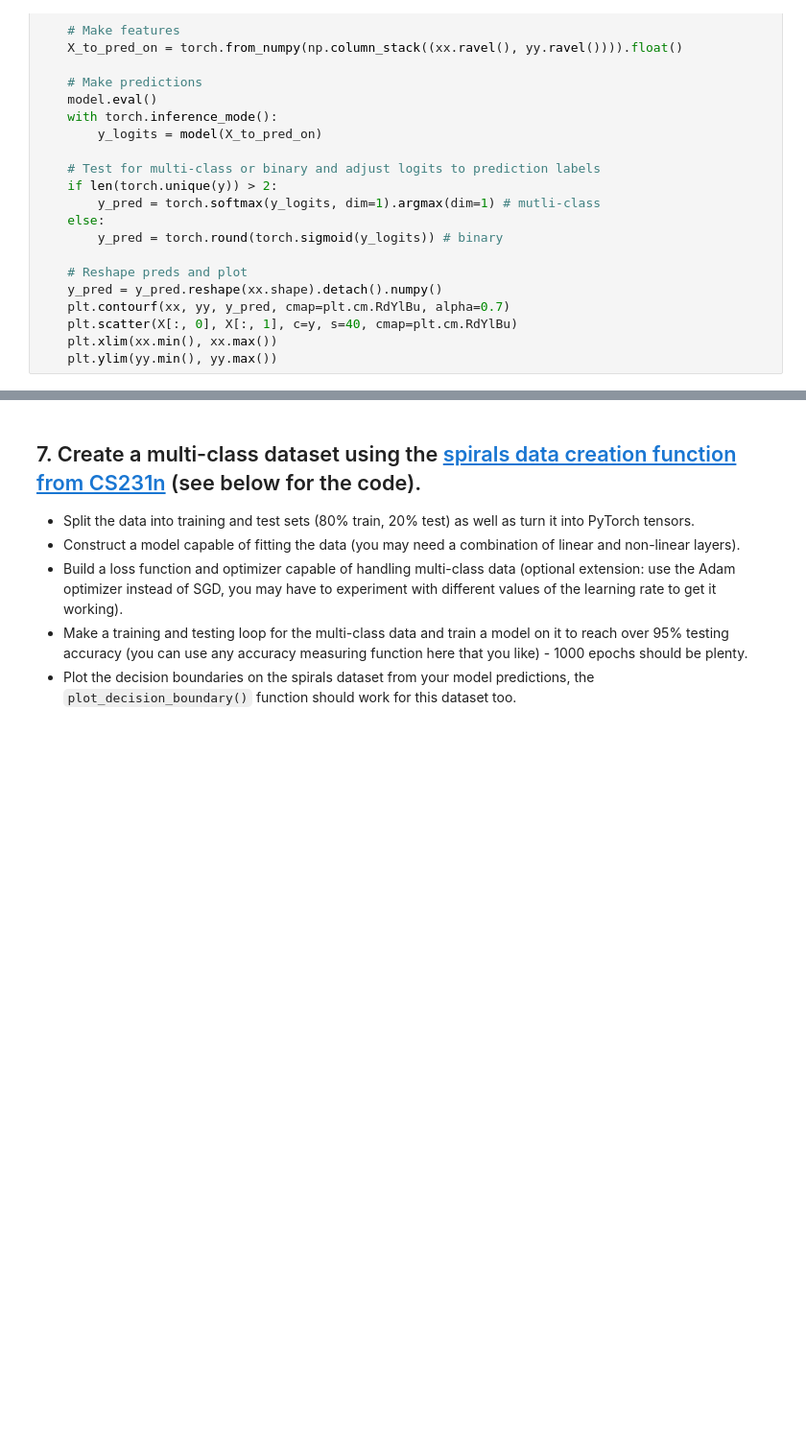
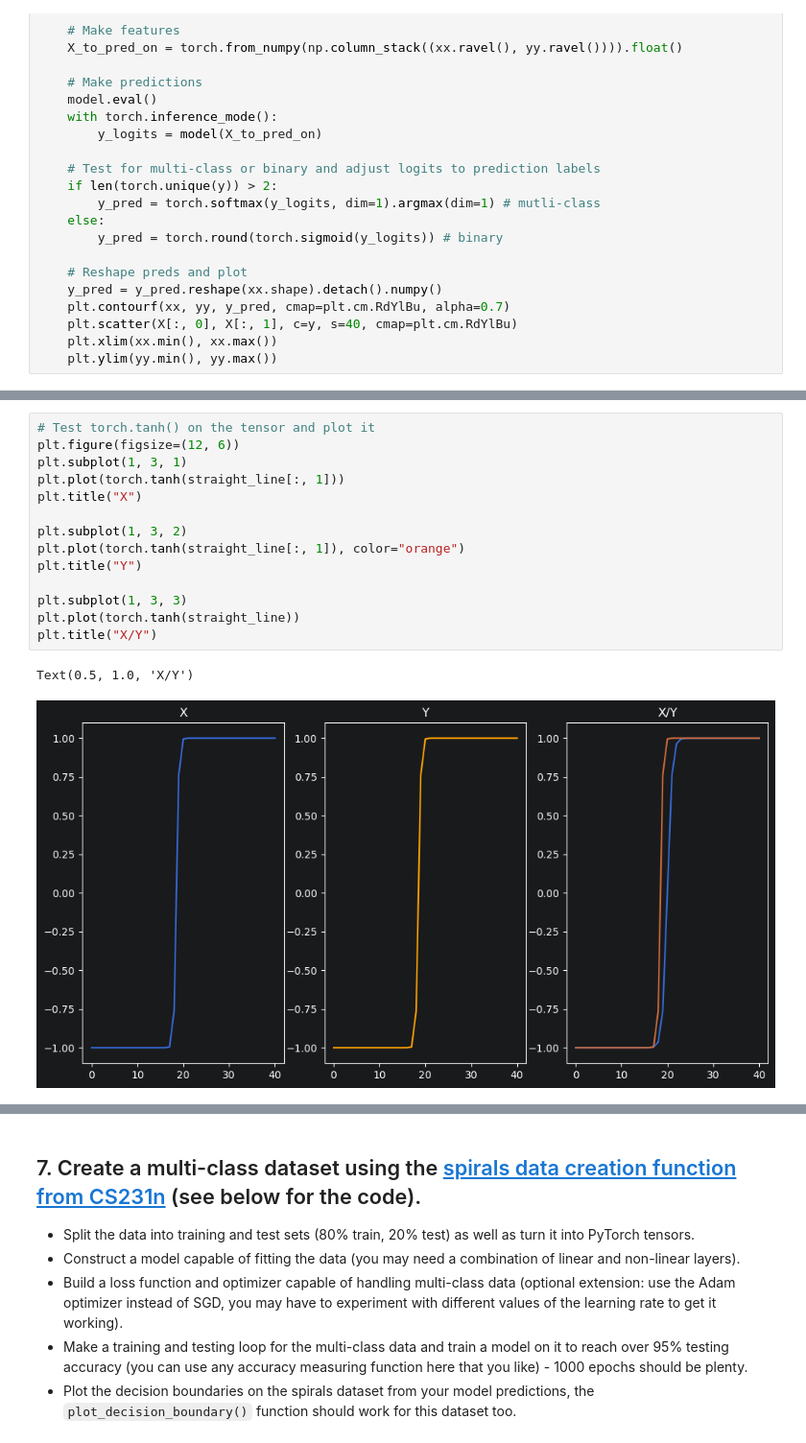
Before and after one commit to JeffJin/py-ai, a Jupyter notebook: pytorch/classification_exercises.ipynb, the cells around one changed output, grey strips where cells are left out. Shown at 96% size. Cells and saved outputs as stored; diff of their text form; blank space fills up the shorter version.

```diff
--- a/pytorch/classification_exercises.ipynb
+++ b/pytorch/classification_exercises.ipynb
@@ -261,0 +254,17 @@ plot_decision_boundary(moon_model, X_test, y_test)
+# %%
+# Test torch.tanh() on the tensor and plot it
+plt.figure(figsize=(12, 6))
+plt.subplot(1, 3, 1)
+plt.plot(torch.tanh(straight_line[:, 1]))
+plt.title("X")
+
+plt.subplot(1, 3, 2)
+plt.plot(torch.tanh(straight_line[:, 1]), color="orange")
+plt.title("Y")
+
+plt.subplot(1, 3, 3)
+plt.plot(torch.tanh(straight_line))
+plt.title("X/Y")
+# %% [output]
+Text(0.5, 1.0, 'X/Y')
+[figure, added]
```
Also changed, not shown: parts of 20 cells of this notebook, 1 other file.
